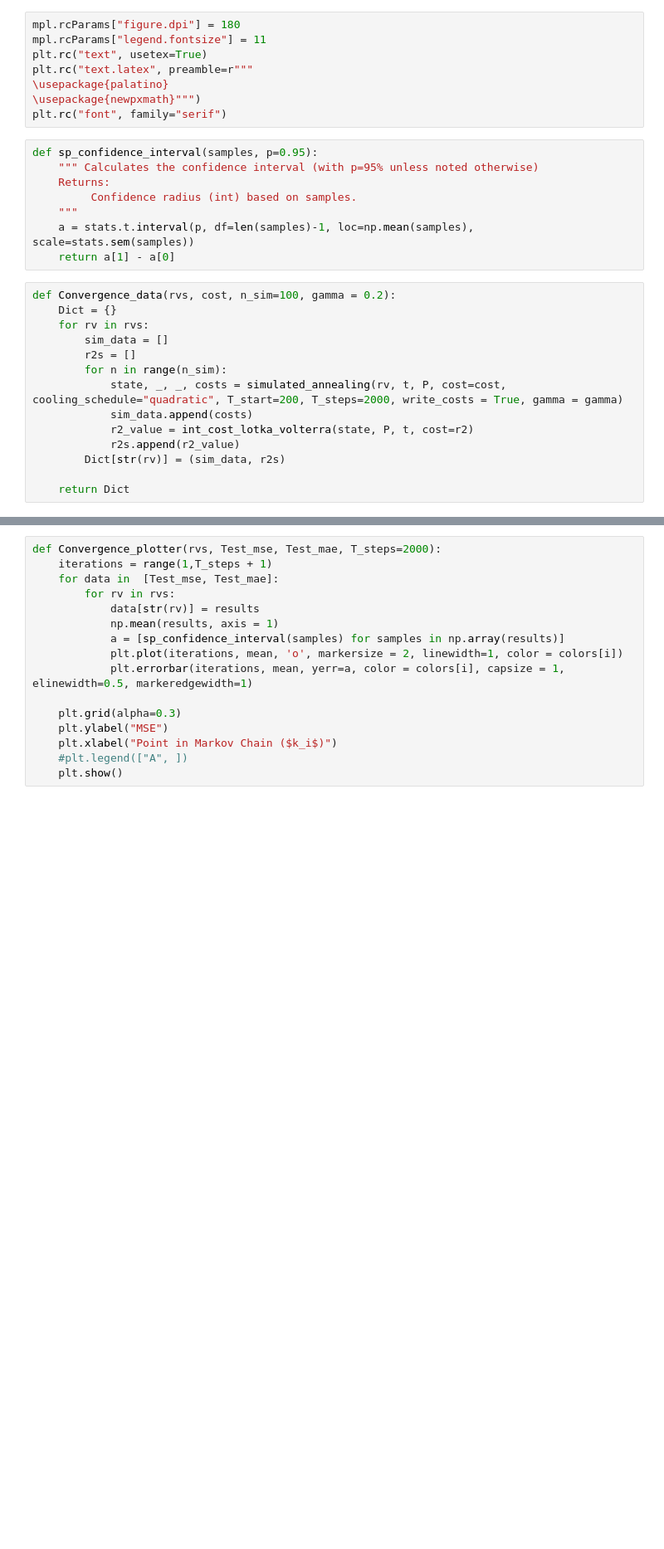
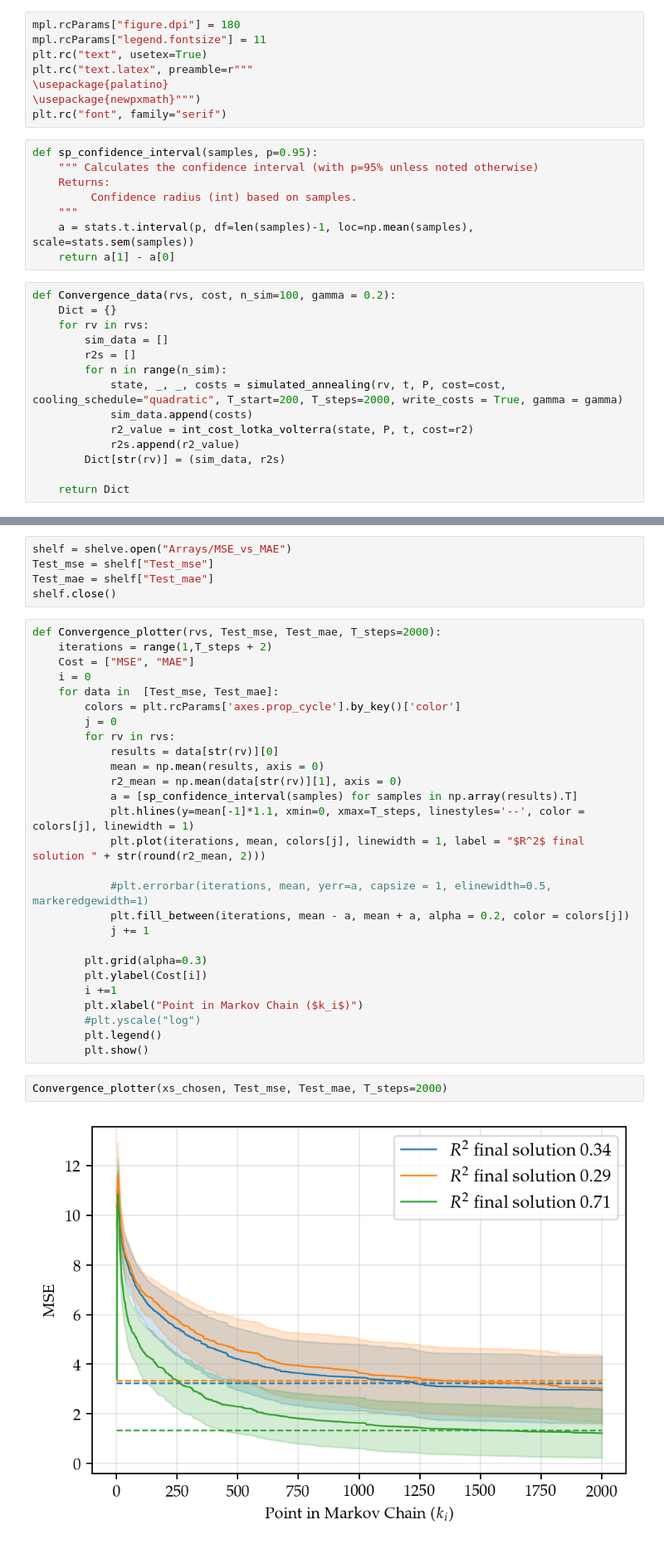
Before and after one commit to Maloup/stochastic-simulation-assignment3, a Jupyter notebook: Objective functions comparison.ipynb, the cells around one changed output, grey strips where cells are left out. Shown at 83% size. Saved outputs shown, nothing was run; the diff lists cells and outputs as text; blank space fills up the shorter version.

Commit message:
Comparison between objective functions

```diff
--- a/Objective functions comparison.ipynb
+++ b/Objective functions comparison.ipynb
@@ -65,16 +73,36 @@ Wall time: 2min 12s
+# %%
+shelf = shelve.open("Arrays/MSE_vs_MAE")
+Test_mse = shelf["Test_mse"]
+Test_mae = shelf["Test_mae"]
+shelf.close()
 # %%
 def Convergence_plotter(rvs, Test_mse, Test_mae, T_steps=2000):
-    iterations = range(1,T_steps + 1)
+    iterations = range(1,T_steps + 2)
+    Cost = ["MSE", "MAE"]
+    i = 0
     for data in  [Test_mse, Test_mae]:
+        colors = plt.rcParams['axes.prop_cycle'].by_key()['color']
+        j = 0
         for rv in rvs:
-            data[str(rv)] = results
-            np.mean(results, axis = 1)
-            a = [sp_confidence_interval(samples) for samples in np.array(results)]
-            plt.plot(iterations, mean, 'o', markersize = 2, linewidth=1, color = colors[i])
-            plt.errorbar(iterations, mean, yerr=a, color = colors[i], capsize = 1, elinewidth=0.5, markeredgewidth=1)
+            results = data[str(rv)][0]
+            mean = np.mean(results, axis = 0)
+            r2_mean = np.mean(data[str(rv)][1], axis = 0)
+            a = [sp_confidence_interval(samples) for samples in np.array(results).T]
+            plt.hlines(y=mean[-1]*1.1, xmin=0, xmax=T_steps, linestyles='--', color = colors[j], linewidth = 1)
+            plt.plot(iterations, mean, colors[j], linewidth = 1, label = "$R^2$ final solution " + str(round(r2_mean, 2)))
 
-    plt.grid(alpha=0.3)
-    plt.ylabel("MSE")
-    plt.xlabel("Point in Markov Chain ($k_i$)")
-    #plt.legend(["A", ])
-    plt.show()
+            #plt.errorbar(iterations, mean, yerr=a, capsize = 1, elinewidth=0.5, markeredgewidth=1)
+            plt.fill_between(iterations, mean - a, mean + a, alpha = 0.2, color = colors[j])
+            j += 1
+
+        plt.grid(alpha=0.3)
+        plt.ylabel(Cost[i])
+        i +=1
+        plt.xlabel("Point in Markov Chain ($k_i$)")
+        #plt.yscale("log")
+        plt.legend()
+        plt.show()
+# %%
+Convergence_plotter(xs_chosen, Test_mse, Test_mae, T_steps=2000)
+# %% [output]
+[figure, added]
```
Also changed, not shown: parts of 3 cells of this notebook, 3 other files.
